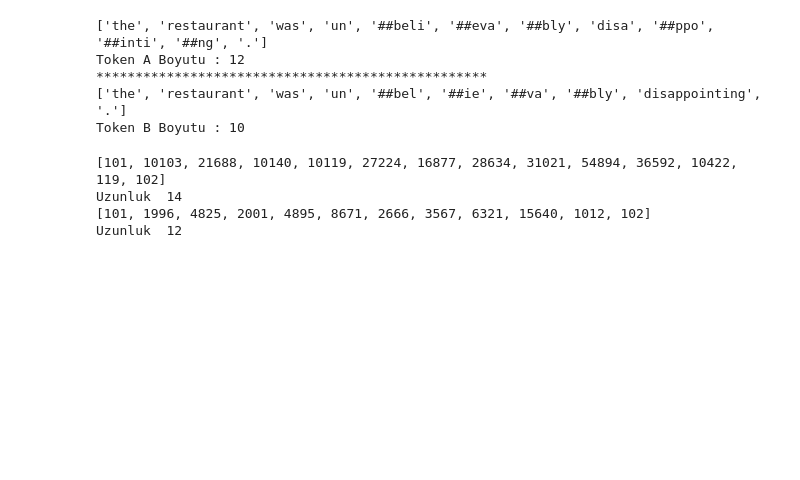
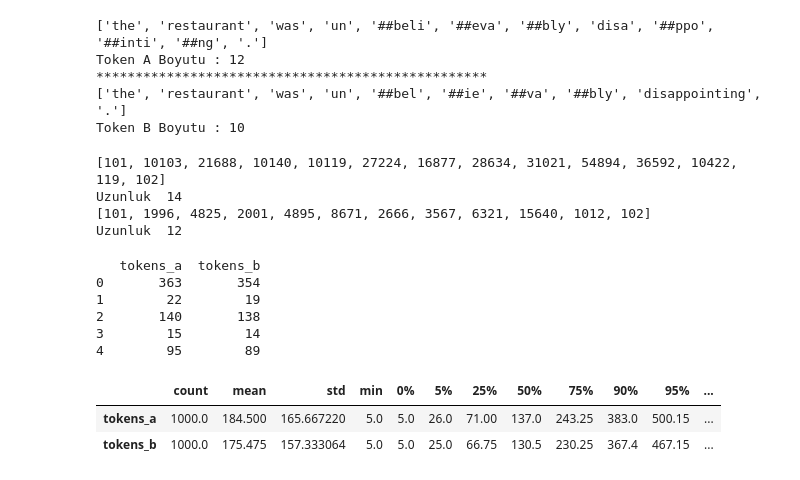
Before and after one commit to alpaypasali/Ai_Engineer_Part, a Jupyter notebook: Hafta-5/ReviewLens/notebooks/03_tokenizer_comparison.ipynb, the cells around one changed output. Drawn from its saved outputs; the diff is of its cells as text; code cells hidden in the pictures; blank space fills up the shorter version.

```diff
--- a/Hafta-5/ReviewLens/notebooks/03_tokenizer_comparison.ipynb
+++ b/Hafta-5/ReviewLens/notebooks/03_tokenizer_comparison.ipynb
@@ -79,0 +82,28 @@ Uzunluk  12
+# %%
+encoded_texts_A = [tokenizer_a(text, truncation=False) for text in texts]
+
+lens = [len(encoded["input_ids"]) for encoded in encoded_texts_A]
+
+df["tokens_a"] = lens
+
+
+encoded_texts_B = [tokenizer_b(text, truncation=False) for text in texts]
+
+lens_b = [len(encoded["input_ids"]) for encoded in encoded_texts_B]
+
+df["tokens_b"] = lens_b
+
+print(df[["tokens_a", "tokens_b"]].head())
+# %% [output]
+   tokens_a  tokens_b
+0       363       354
+1        22        19
+2       140       138
+3        15        14
+4        95        89
+# %%
+df[["tokens_a" , "tokens_b"]].describe([0 , 0.05 ,0.25 , 0.50 ,0.75, 0.90 ,0.95 , 0.99 ,1]).T
+# %% [output]
+|  | count | mean | std | min | 0% | 5% | 25% | 50% | 75% | 90% | 95% | ... |
+| tokens_a | 1000.0 | 184.500 | 165.667220 | 5.0 | 5.0 | 26.0 | 71.00 | 137.0 | 243.25 | 383.0 | 500.15 | ... |
+| tokens_b | 1000.0 | 175.475 | 157.333064 | 5.0 | 5.0 | 25.0 | 66.75 | 130.5 | 230.25 | 367.4 | 467.15 | ... |
```
Also changed, not shown: parts of 8 cells of this notebook, 1 other file.
